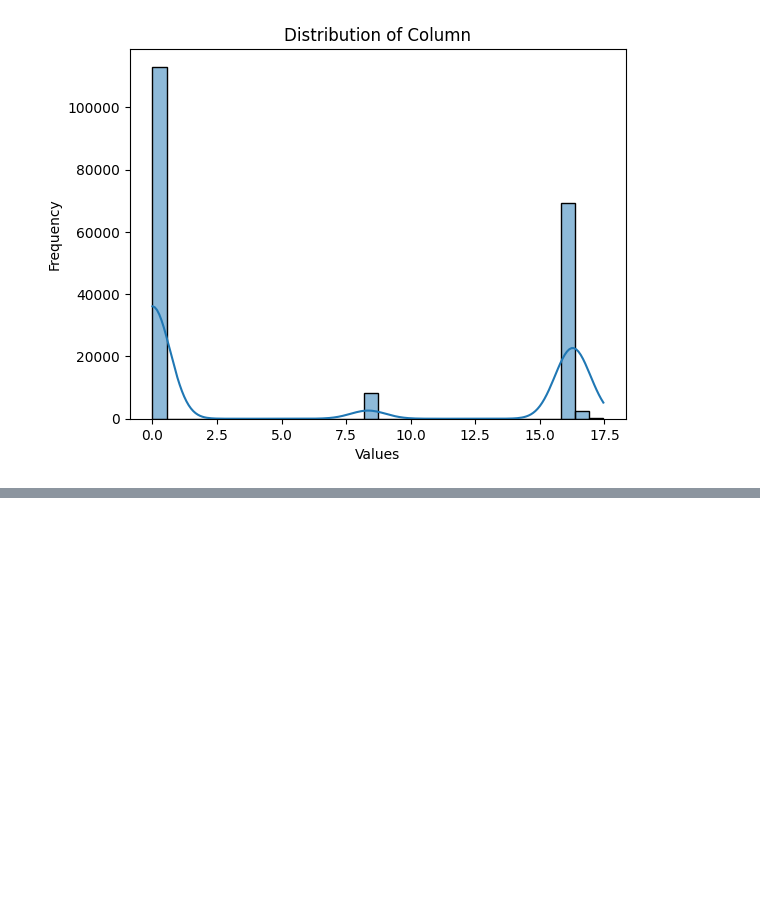
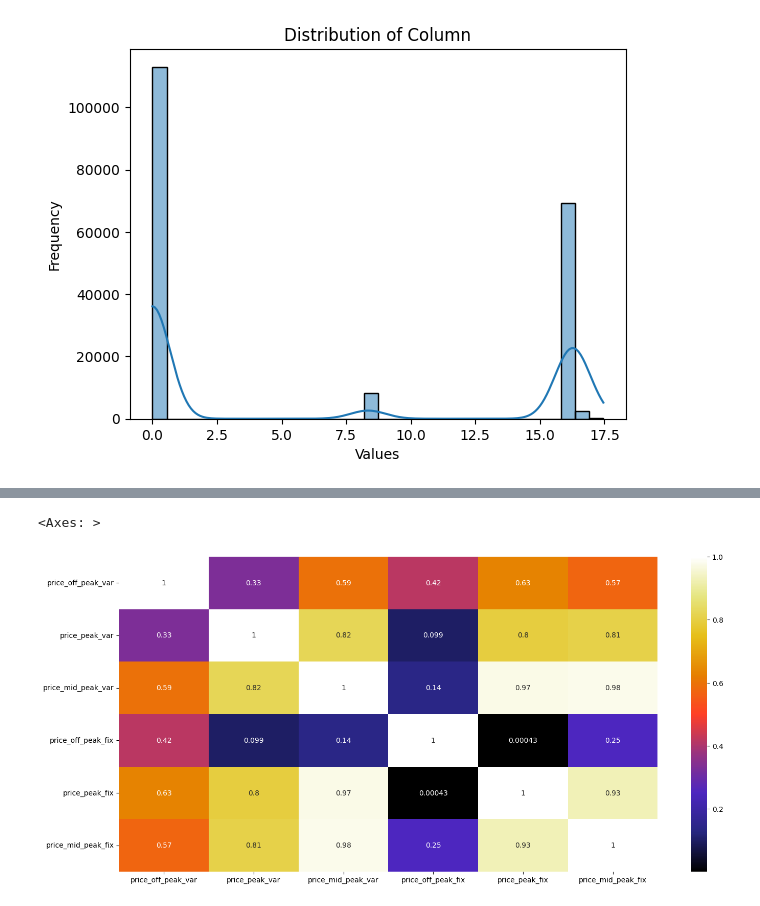
Before and after one commit to pi-mishra/BCG-Data-science-and-analytics-internship, a Jupyter notebook: BCG.ipynb, the cells around one changed output, grey strips where cells are left out. Cells and saved outputs as stored; diff of their text form; code cells hidden in the pictures; blank space fills up the shorter version.

```diff
--- a/BCG.ipynb
+++ b/BCG.ipynb
@@ -451,0 +461,7 @@ Skewness price_mid_peak_fix : 0.4330758598164017
+# %%
+plt.figure(figsize=(17,8))
+correlation=price_d.corr()
+sns.heatmap(abs(correlation), annot=True, cmap="CMRmap")
+# %% [output]
+<Axes: >
+[figure, added]
```
Also changed, not shown: parts of 2 cells of this notebook.
